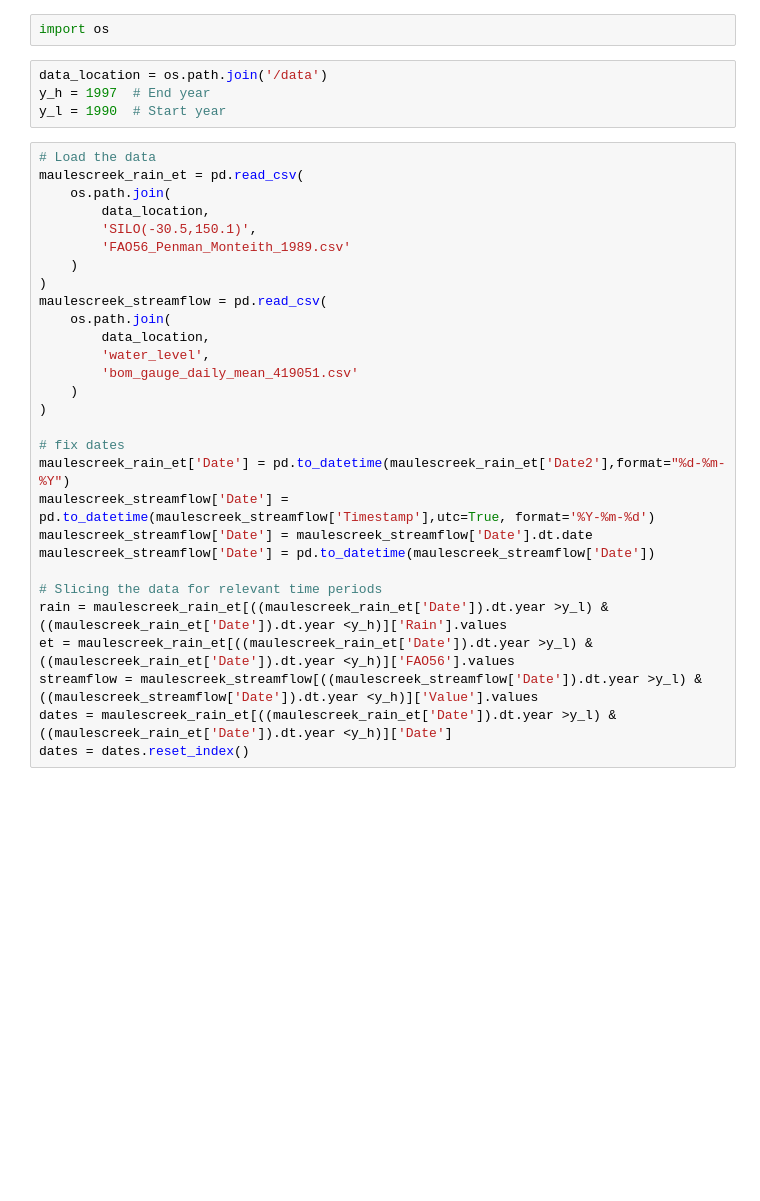
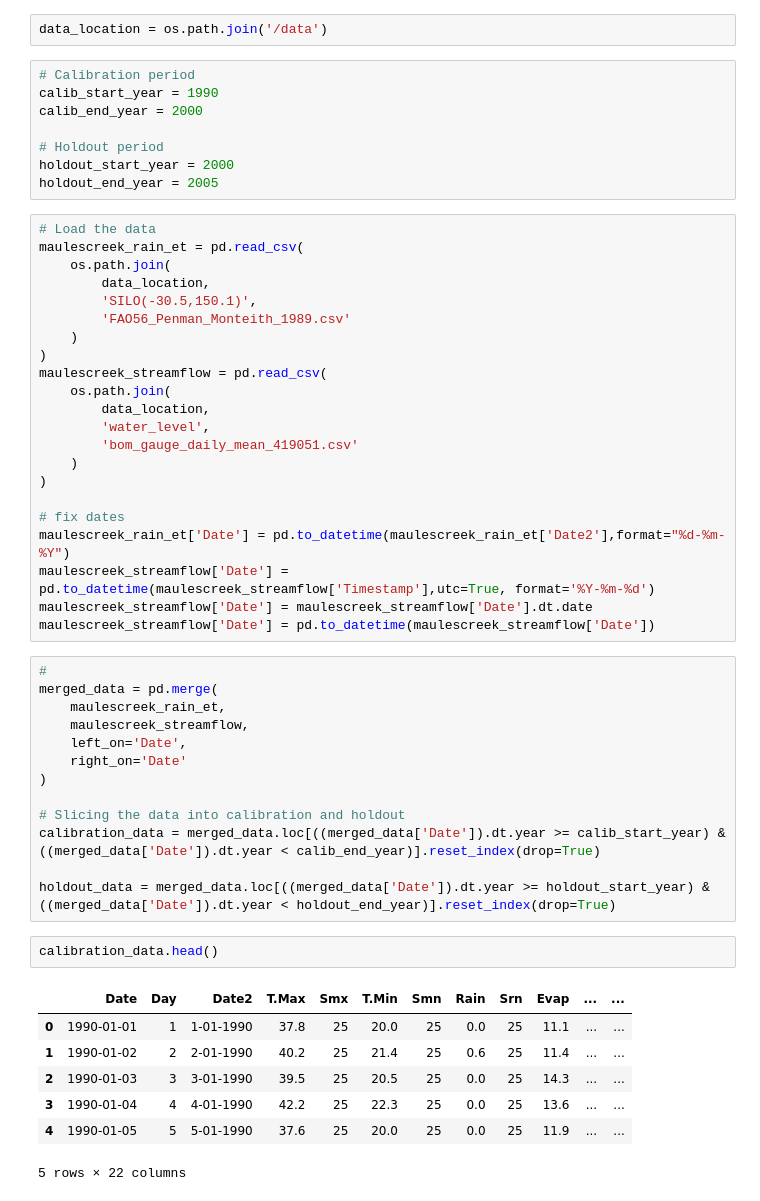
Before and after one commit to arpit-kapoor/hybrid-gr4j, a Jupyter notebook: notebooks/GR4J-calibration.ipynb, the cells around one changed output. Cells and saved outputs as stored; diff of their text form; blank space fills up the shorter version.

```diff
--- a/notebooks/GR4J-calibration.ipynb
+++ b/notebooks/GR4J-calibration.ipynb
@@ -3,12 +6,16 @@ import pandas as pd
 import numpy as np
 
 from rrmpg.models import GR4J
-# %%
-import os
 # %%
 data_location = os.path.join('/data')
-y_h = 1997  # End year
-y_l = 1990  # Start year
+# %%
+# Calibration period
+calib_start_year = 1990
+calib_end_year = 2000
+
+# Holdout period
+holdout_start_year = 2000
+holdout_end_year = 2005
 # %%
 # Load the data
 maulescreek_rain_et = pd.read_csv(
@@ -31,10 +38,26 @@ maulescreek_rain_et['Date'] = pd.to_datetime(maulescreek_rain_et['Date2'],format
 maulescreek_streamflow['Date'] = pd.to_datetime(maulescreek_streamflow['Timestamp'],utc=True, format='%Y-%m-%d')
 maulescreek_streamflow['Date'] = maulescreek_streamflow['Date'].dt.date
 maulescreek_streamflow['Date'] = pd.to_datetime(maulescreek_streamflow['Date'])
-
-# Slicing the data for relevant time periods
-rain = maulescreek_rain_et[((maulescreek_rain_et['Date']).dt.year >y_l) & ((maulescreek_rain_et['Date']).dt.year <y_h)]['Rain'].values
-et = maulescreek_rain_et[((maulescreek_rain_et['Date']).dt.year >y_l) & ((maulescreek_rain_et['Date']).dt.year <y_h)]['FAO56'].values
-streamflow = maulescreek_streamflow[((maulescreek_streamflow['Date']).dt.year >y_l) & ((maulescreek_streamflow['Date']).dt.year <y_h)]['Value'].values
-dates = maulescreek_rain_et[((maulescreek_rain_et['Date']).dt.year >y_l) & ((maulescreek_rain_et['Date']).dt.year <y_h)]['Date']
-dates = dates.reset_index()
+# %%
+#
+merged_data = pd.merge(
+    maulescreek_rain_et,
+    maulescreek_streamflow,
+    left_on='Date',
+    right_on='Date'
+)
+
+# Slicing the data into calibration and holdout
+calibration_data = merged_data.loc[((merged_data['Date']).dt.year >= calib_start_year) & ((merged_data['Date']).dt.year < calib_end_year)].reset_index(drop=True)
+
+holdout_data = merged_data.loc[((merged_data['Date']).dt.year >= holdout_start_year) & ((merged_data['Date']).dt.year < holdout_end_year)].reset_index(drop=True)
+# %%
+calibration_data.head()
+# %% [output]
+|  | Date | Day | Date2 | T.Max | Smx | T.Min | Smn | Rain | Srn | Evap | ... | ... |
+| 0 | 1990-01-01 | 1 | 1-01-1990 | 37.8 | 25 | 20.0 | 25 | 0.0 | 25 | 11.1 | ... | ... |
+| 1 | 1990-01-02 | 2 | 2-01-1990 | 40.2 | 25 | 21.4 | 25 | 0.6 | 25 | 11.4 | ... | ... |
+| 2 | 1990-01-03 | 3 | 3-01-1990 | 39.5 | 25 | 20.5 | 25 | 0.0 | 25 | 14.3 | ... | ... |
+| 3 | 1990-01-04 | 4 | 4-01-1990 | 42.2 | 25 | 22.3 | 25 | 0.0 | 25 | 13.6 | ... | ... |
+| 4 | 1990-01-05 | 5 | 5-01-1990 | 37.6 | 25 | 20.0 | 25 | 0.0 | 25 | 11.9 | ... | ... |
+5 rows × 22 columns
```
Also changed, not shown: parts of 13 cells of this notebook.
